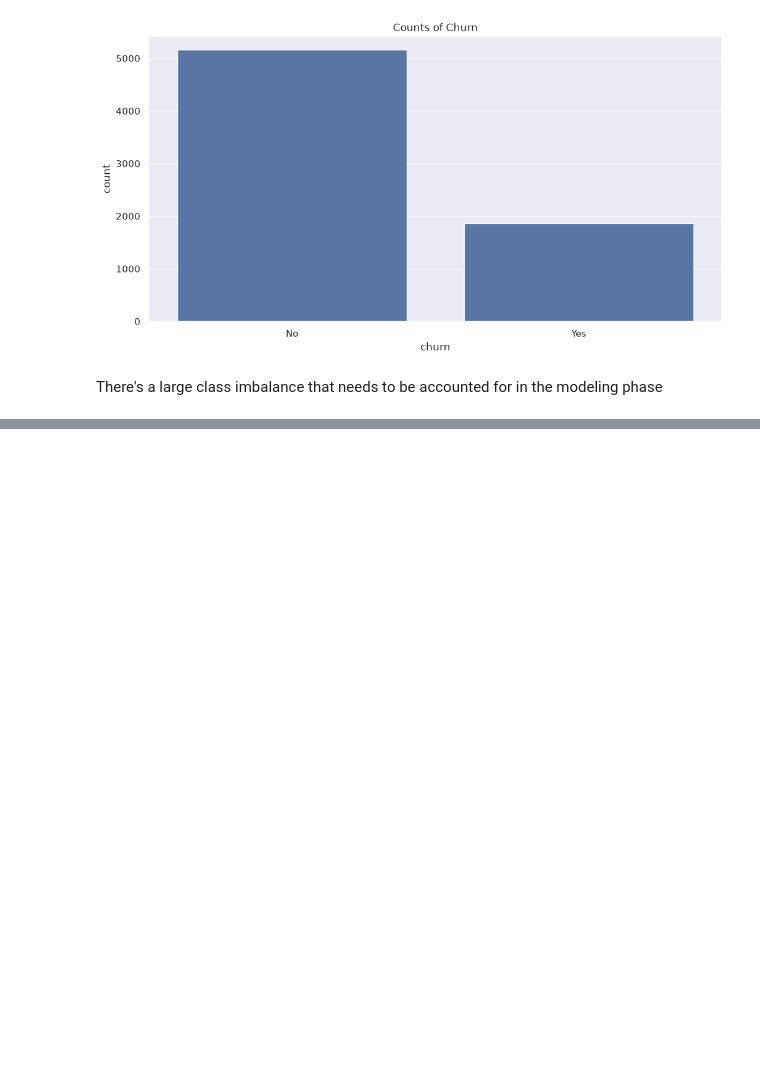
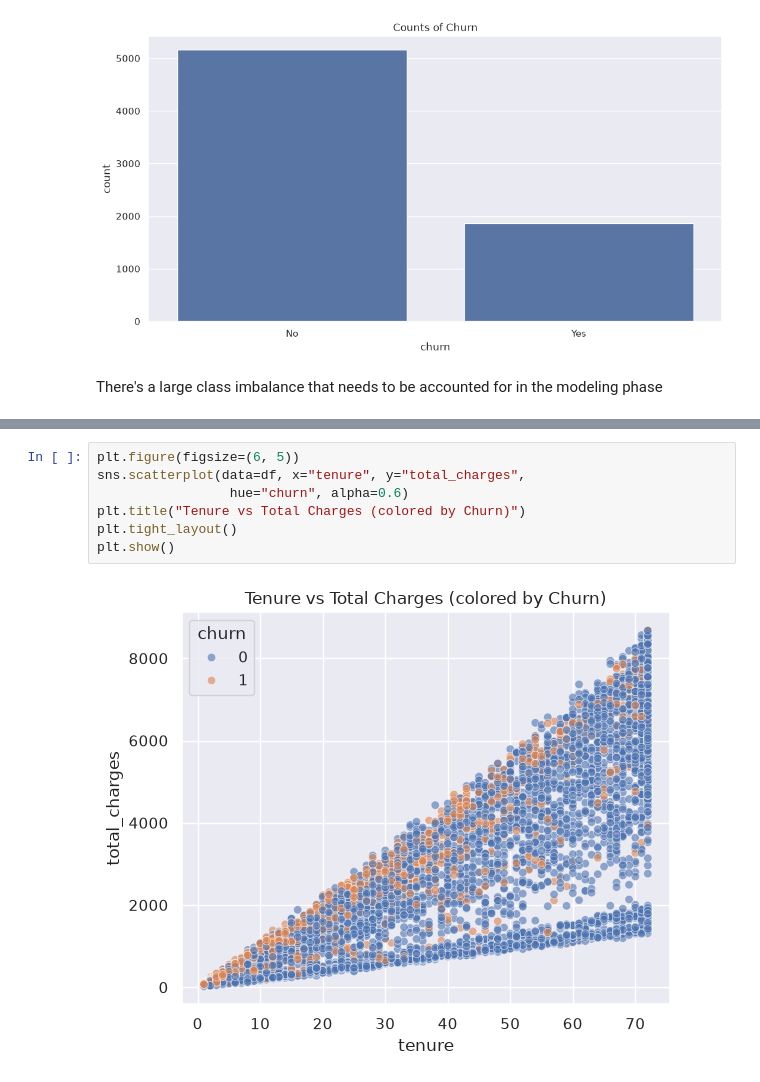
Before and after one commit to liatlas/CustomerChurnPrediction, a Jupyter notebook: notebooks/Data_Exploration_7_8.ipynb, the cells around one changed output, grey strips where cells are left out. Drawn from its saved outputs; the diff is of its cells as text; blank space fills up the shorter version.

```diff
--- a/notebooks/Data_Exploration_7_8.ipynb
+++ b/notebooks/Data_Exploration_7_8.ipynb
@@ -54,0 +90,9 @@ sns.pairplot(data=df)
+# %%
+plt.figure(figsize=(6, 5))
+sns.scatterplot(data=df, x="tenure", y="total_charges",
+                 hue="churn", alpha=0.6)
+plt.title("Tenure vs Total Charges (colored by Churn)")
+plt.tight_layout()
+plt.show()
+# %% [output]
+[figure, added]
```
Also changed, not shown: parts of 14 cells of this notebook.
